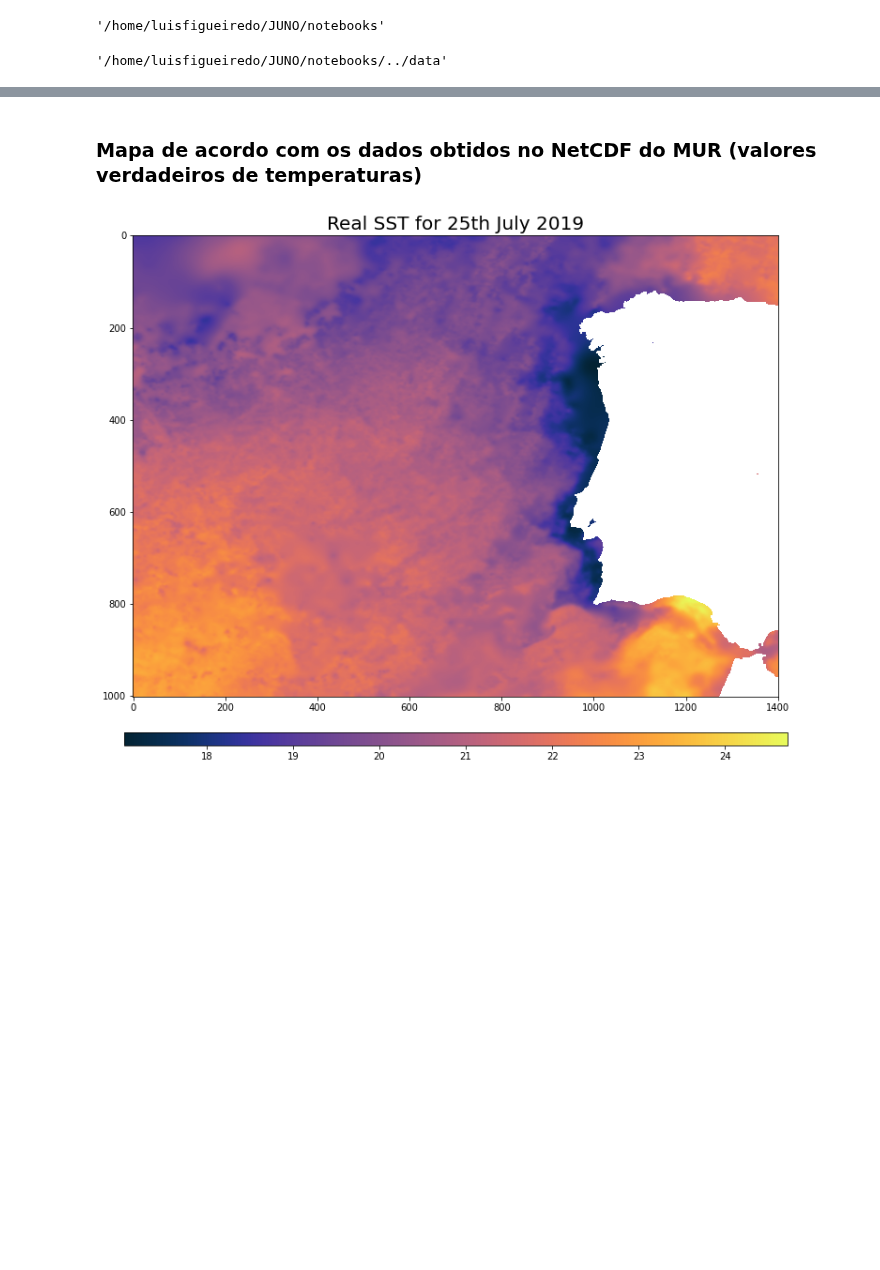
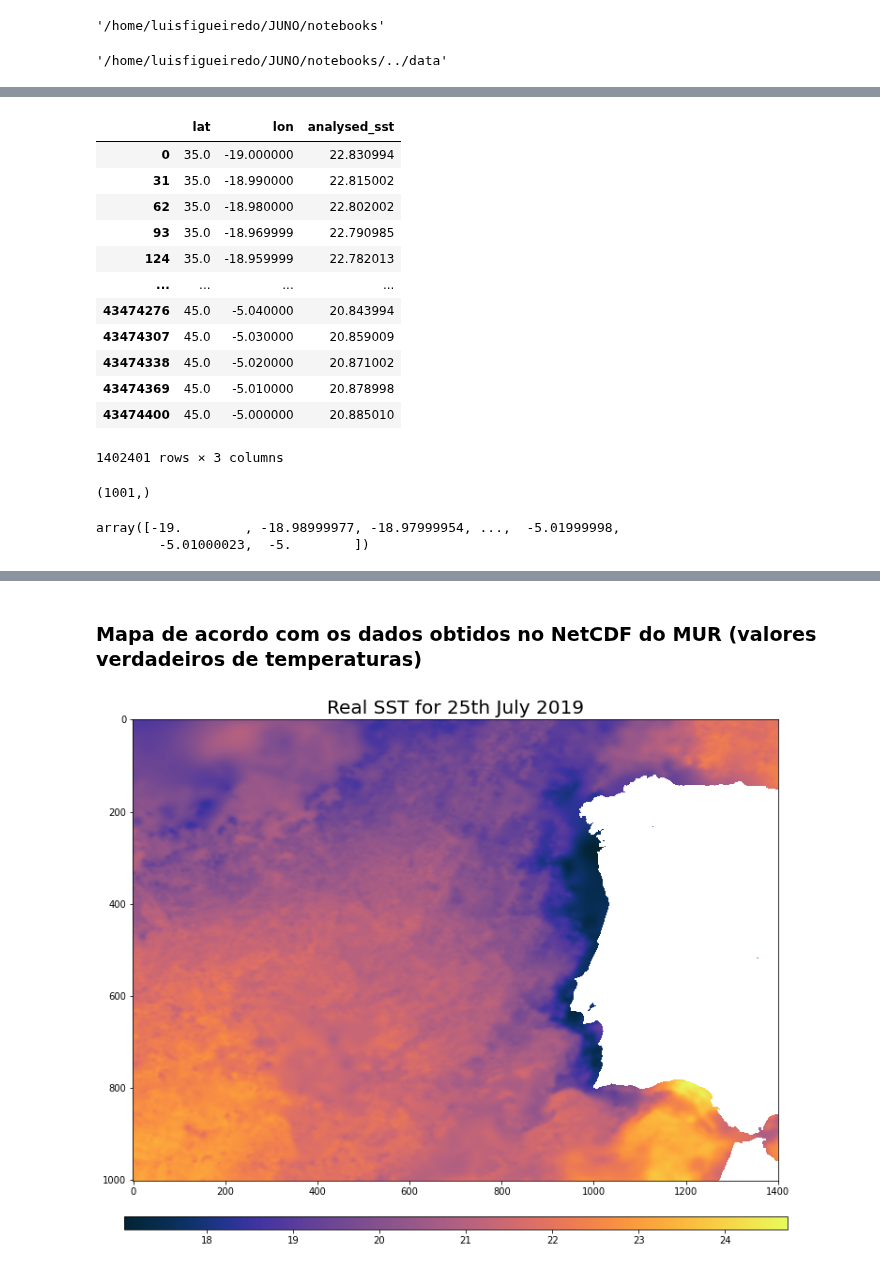
Before and after one commit to CoLAB-ATLANTIC/JUNO, a Jupyter notebook: notebooks/Canny-MUR.ipynb, the cells around one changed output, grey strips where cells are left out. Cells and saved outputs as stored; diff of their text form; code cells hidden in the pictures; blank space fills up the shorter version.

```diff
--- a/notebooks/Canny-MUR.ipynb
+++ b/notebooks/Canny-MUR.ipynb
@@ -164,0 +165,19 @@ datadf
+# %%
+#Sacar dados do MUR para um só dia para testar o algoritmo Cayulla-Cornillon no MATLAB e Python
+Aug1_mur = datadf[datadf['time'] == '2019-08-01 09:00:00']
+# %%
+Aug1_mur.drop('time', axis=1)
+# %% [output]
+|  | lat | lon | analysed_sst |
+| 0 | 35.0 | -19.000000 | 22.830994 |
+| 31 | 35.0 | -18.990000 | 22.815002 |
+| 62 | 35.0 | -18.980000 | 22.802002 |
+| 93 | 35.0 | -18.969999 | 22.790985 |
+| 124 | 35.0 | -18.959999 | 22.782013 |
+| ... | ... | ... | ... |
+| 43474276 | 45.0 | -5.040000 | 20.843994 |
+| 43474307 | 45.0 | -5.030000 | 20.859009 |
+| 43474338 | 45.0 | -5.020000 | 20.871002 |
+| 43474369 | 45.0 | -5.010000 | 20.878998 |
+| 43474400 | 45.0 | -5.000000 | 20.885010 |
+1402401 rows × 3 columns
@@ -164,0 +191,9 @@ datadf
+# %%
+lat.shape
+# %% [output]
+(1001,)
+# %%
+lon
+# %% [output]
+array([-19.        , -18.98999977, -18.97999954, ...,  -5.01999998,
+        -5.01000023,  -5.        ])
```
Also changed, not shown: parts of 8 cells of this notebook, 3 other files.
